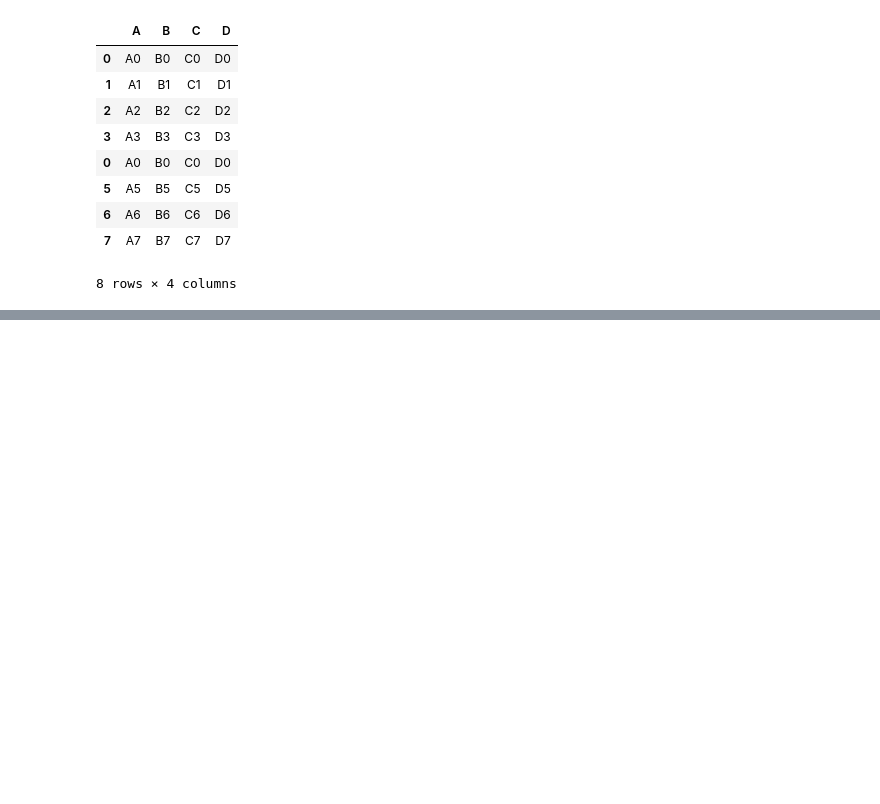
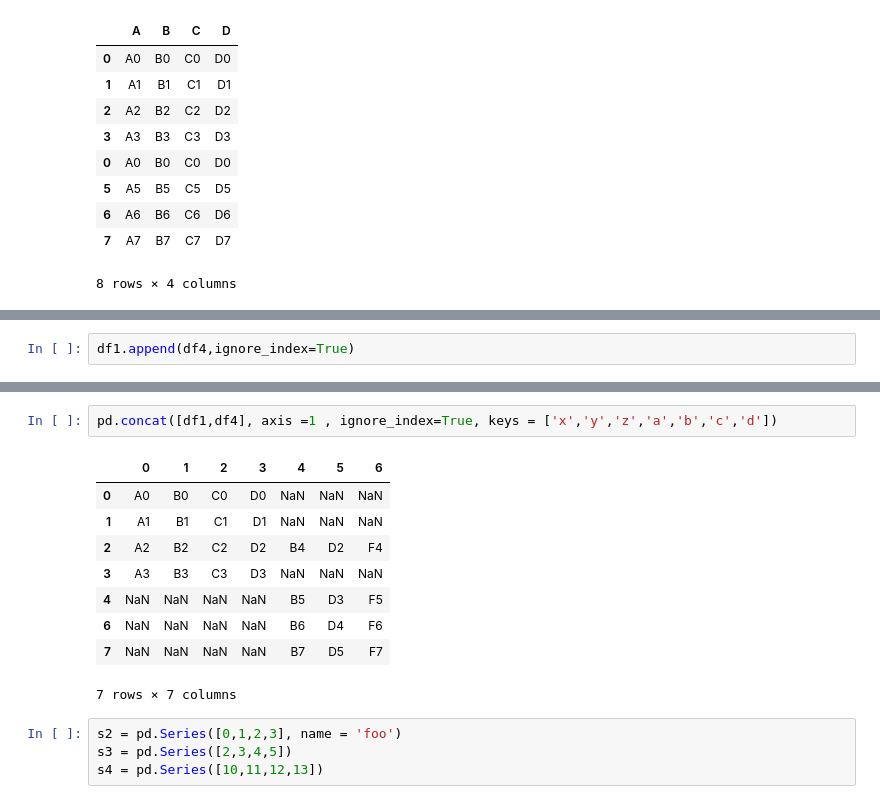
Before and after one commit to pandey957/sessions, a Jupyter notebook: python/Exercise_20151207.ipynb, the cells around one changed output, grey strips where cells are left out. Cells and saved outputs as stored; diff of their text form; blank space fills up the shorter version.

```diff
--- a/python/Exercise_20151207.ipynb
+++ b/python/Exercise_20151207.ipynb
@@ -342,0 +409,2 @@ pd.concat([df1,df2],join= 'inner')
+# %%
+df1.append(df4,ignore_index=True)
@@ -342,0 +422,16 @@ pd.concat([df1,df2],join= 'inner')
+# %%
+pd.concat([df1,df4], axis =1 , ignore_index=True, keys = ['x','y','z','a','b','c','d'])
+# %% [output]
+|  | 0 | 1 | 2 | 3 | 4 | 5 | 6 |
+| 0 | A0 | B0 | C0 | D0 | NaN | NaN | NaN |
+| 1 | A1 | B1 | C1 | D1 | NaN | NaN | NaN |
+| 2 | A2 | B2 | C2 | D2 | B4 | D2 | F4 |
+| 3 | A3 | B3 | C3 | D3 | NaN | NaN | NaN |
+| 4 | NaN | NaN | NaN | NaN | B5 | D3 | F5 |
+| 6 | NaN | NaN | NaN | NaN | B6 | D4 | F6 |
+| 7 | NaN | NaN | NaN | NaN | B7 | D5 | F7 |
+7 rows × 7 columns
+# %%
+s2 = pd.Series([0,1,2,3], name = 'foo')
+s3 = pd.Series([2,3,4,5])
+s4 = pd.Series([10,11,12,13])
```
Also changed, not shown: parts of 33 cells of this notebook.
